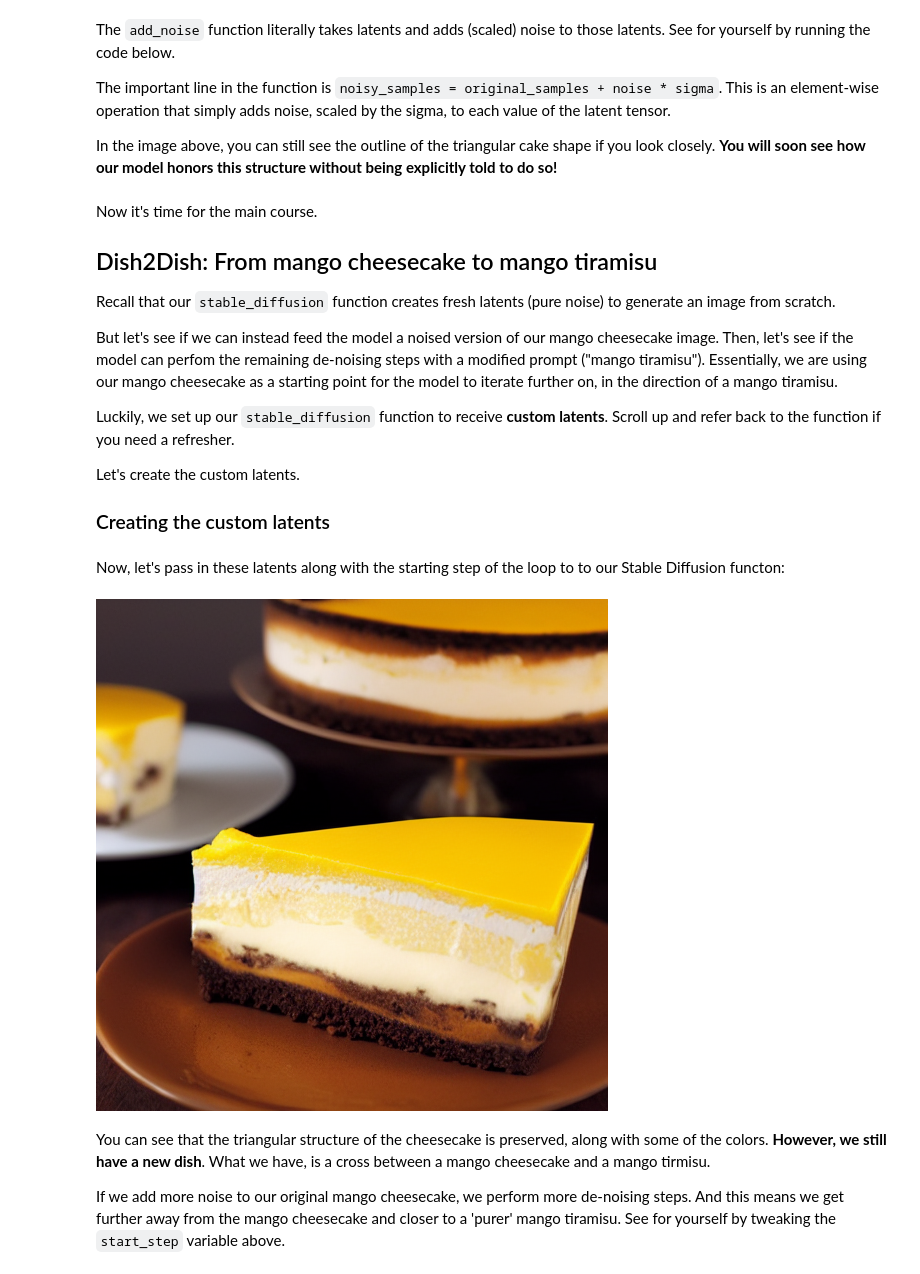
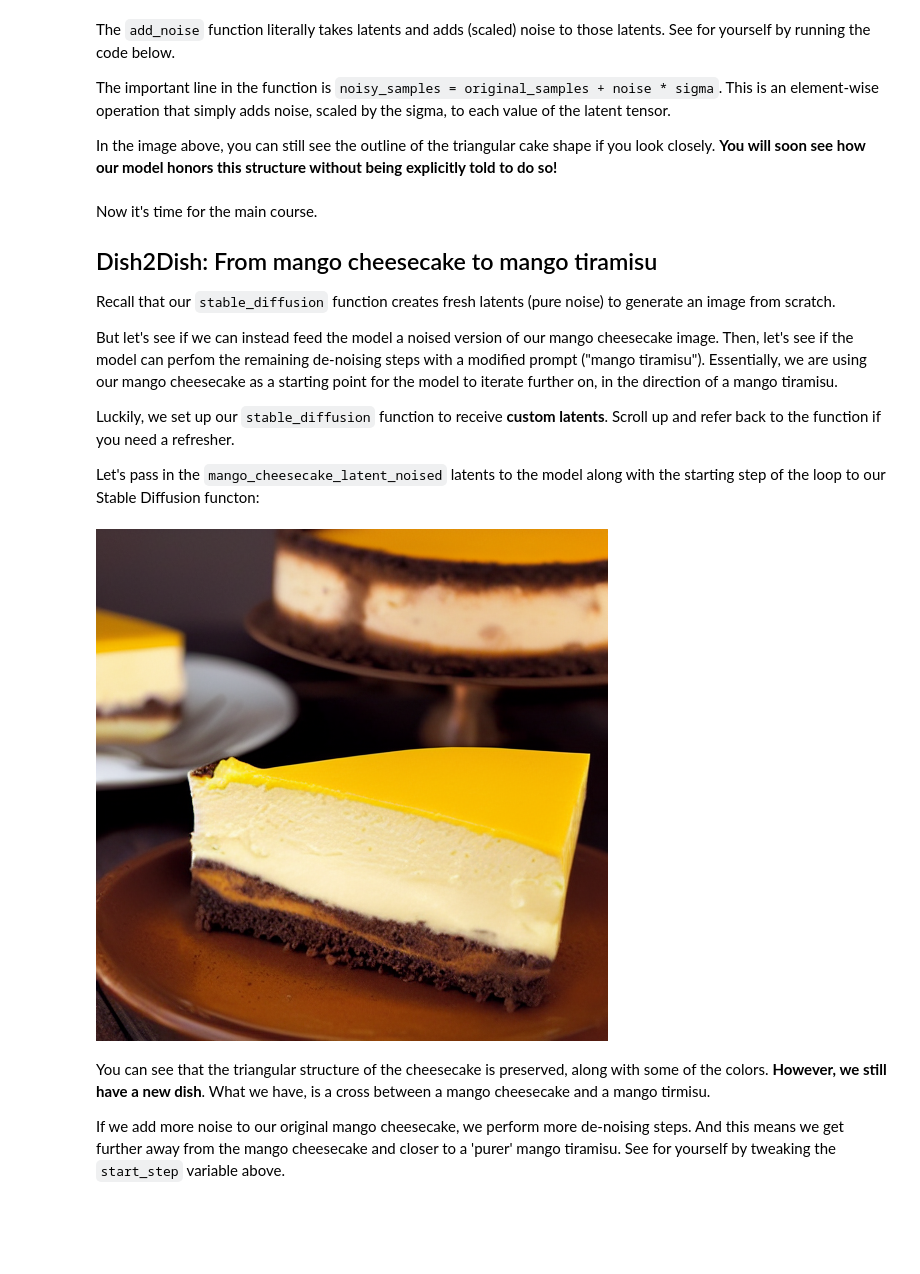
Before and after one commit to Nikhil22/mangocrisp-labs, a Jupyter notebook: stable-diffusion/dish2dish.ipynb, the cells around one changed output. Saved outputs shown, nothing was run; the diff lists cells and outputs as text; code cells hidden in the pictures; blank space fills up the shorter version.

Commit message:
remove redundant custom latents

```diff
--- a/stable-diffusion/dish2dish.ipynb
+++ b/stable-diffusion/dish2dish.ipynb
@@ -396,6 +398,6 @@ Let's first add noise to our mango cheesecake image. To do this, we create a ten
 # %%
 noise = torch.randn_like(mango_cheesecake_latent)
-sampling_step = 15
+sampling_step = 25
 mango_cheesecake_latent_noised = scheduler.add_noise(
     mango_cheesecake_latent,
     noise,
@@ -423,6 +425,4 @@ But let's see if we can instead feed the model a noised version of our mango che
 
 Luckily, we set up our `stable_diffusion` function to receive **custom latents**. Scroll up and refer back to the function if you need a refresher.
 
-Let's create the custom latents.
-
-### Creating the custom latents
+Let's pass in the `mango_cheesecake_latent_noised` latents to the model along with the starting step of the loop to our Stable Diffusion functon:
@@ -438,10 +429,8 @@ custom_latents = custom_latents.to(torch_device).float()
-# %% [markdown]
-Now, let's pass in these latents along with the starting step of the loop to to our Stable Diffusion functon:
 # %%
-mango_tiramisu = stable_diffusion("A mango tiramisu", custom_latents=custom_latents, loop_start_step=start_step)
+mango_tiramisu = stable_diffusion("A mango tiramisu", custom_latents=mango_cheesecake_latent_noised, loop_start_step=25)
 mango_tiramisu
 # %% [output]
-[figure, old version]
+[figure, new version]
 # %% [markdown]
 You can see that the triangular structure of the cheesecake is preserved, along with some of the colors. **However, we still have a new dish**. What we have, is a cross between a mango cheesecake and a mango tirmisu.
 
```
Also changed, not shown: parts of 4 cells of this notebook.
